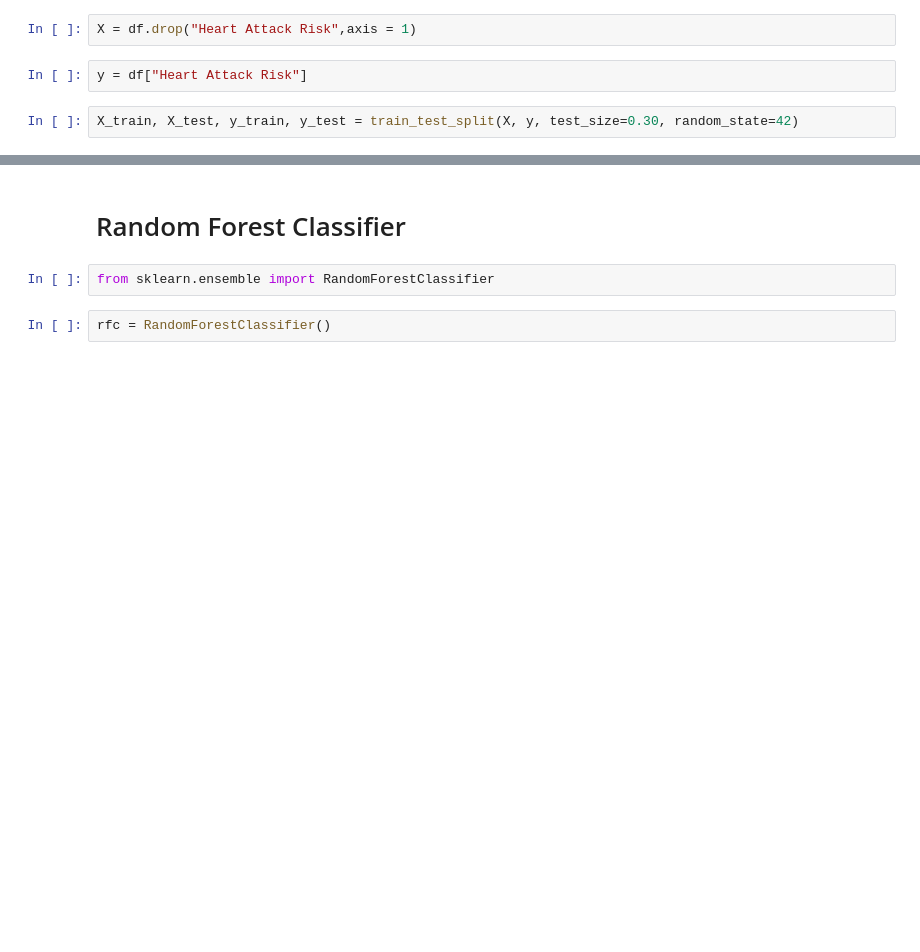
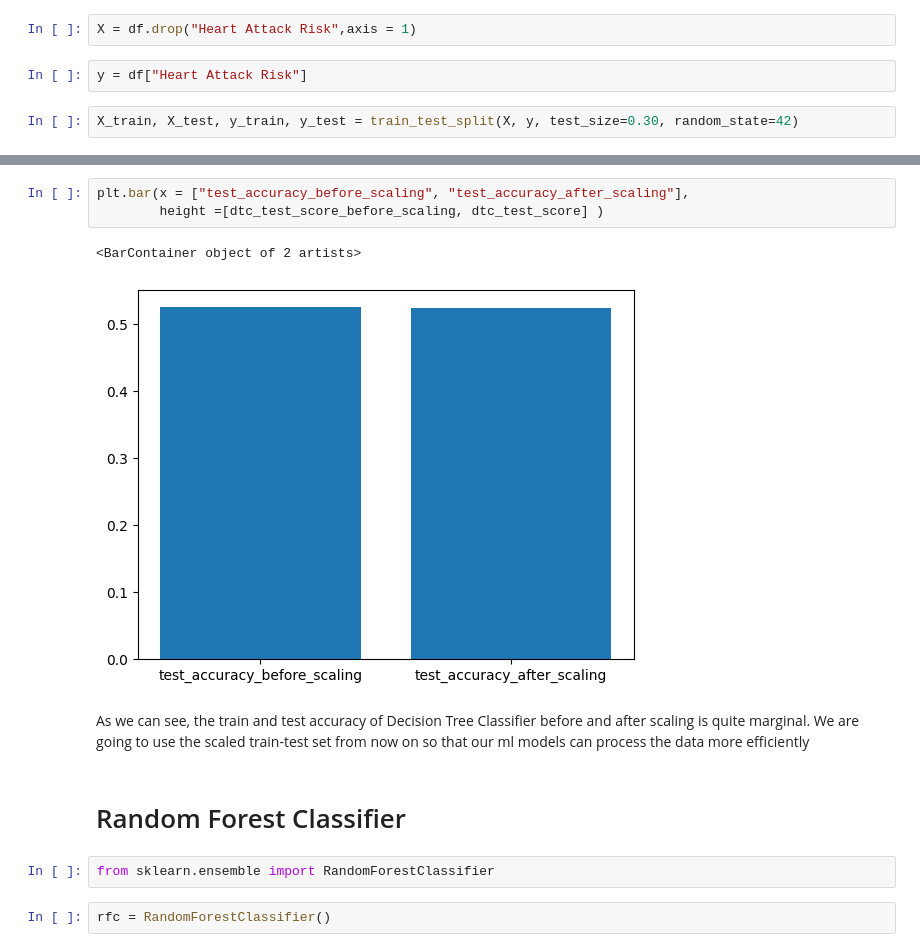
Before and after one commit to kmsanjar47/Heart-Attack-Risk-Prediction-Using-ML-Models, a Jupyter notebook: Heart_Attack_Risk_Prediction.ipynb, the cells around one changed output, grey strips where cells are left out. Saved outputs shown, nothing was run; the diff lists cells and outputs as text; blank space fills up the shorter version.

```diff
--- a/Heart_Attack_Risk_Prediction.ipynb
+++ b/Heart_Attack_Risk_Prediction.ipynb
@@ -454,3 +465,13 @@ Test Score: 0.5663750475465956
+# %%
+plt.bar(x = ["test_accuracy_before_scaling", "test_accuracy_after_scaling"],
+        height =[dtc_test_score_before_scaling, dtc_test_score] )
+# %% [output]
+<BarContainer object of 2 artists>
+[figure, added]
+# %% [markdown]
+<p>As we can see, the train and test accuracy of Decision Tree Classifier before and after scaling is quite marginal.
+We are going to use the scaled train-test set from now on so that our ml models can process the data
+more efficiently</p>
 # %% [markdown]
 <h1>Random Forest Classifier</h1>
 # %%
```
Also changed, not shown: parts of 66 cells of this notebook.
